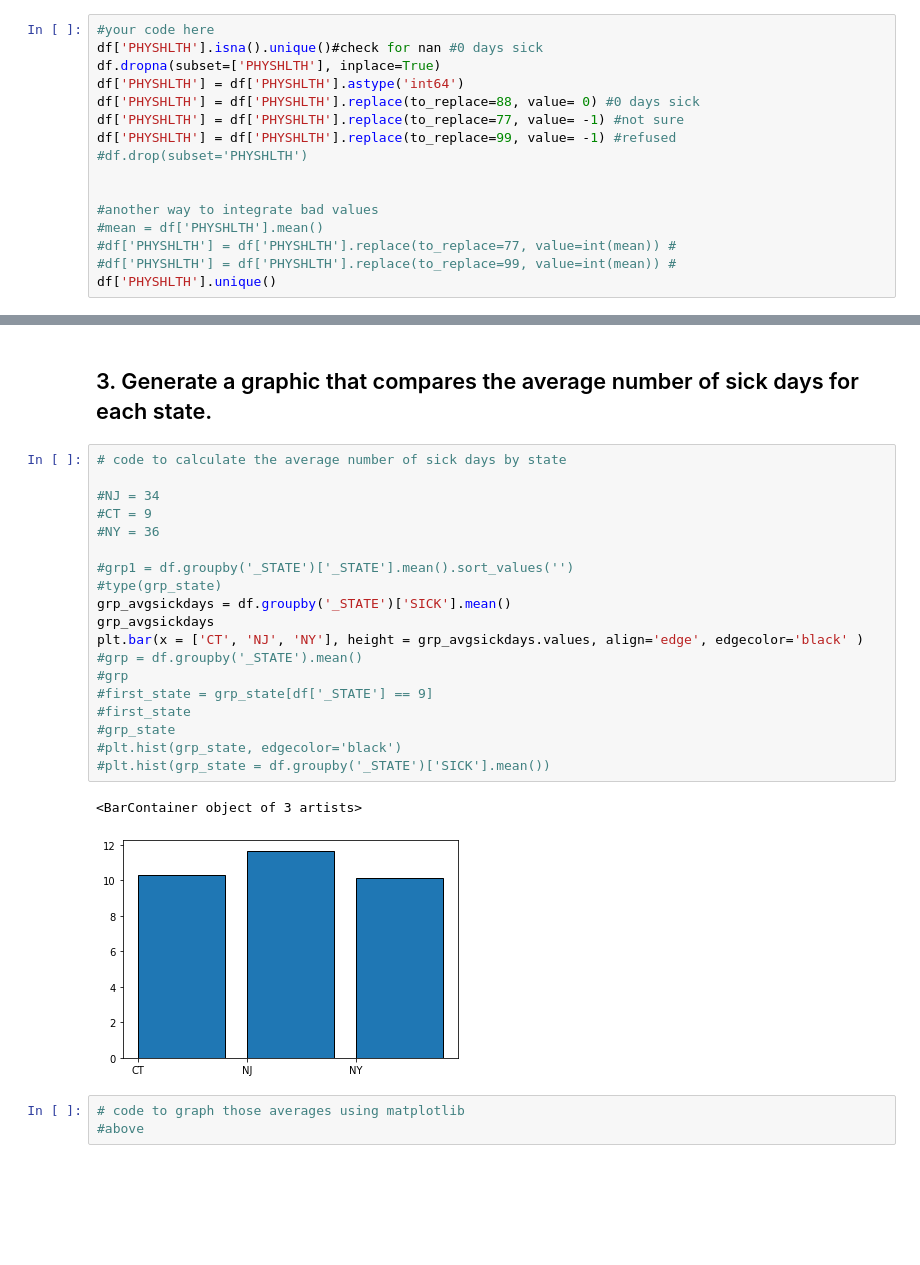
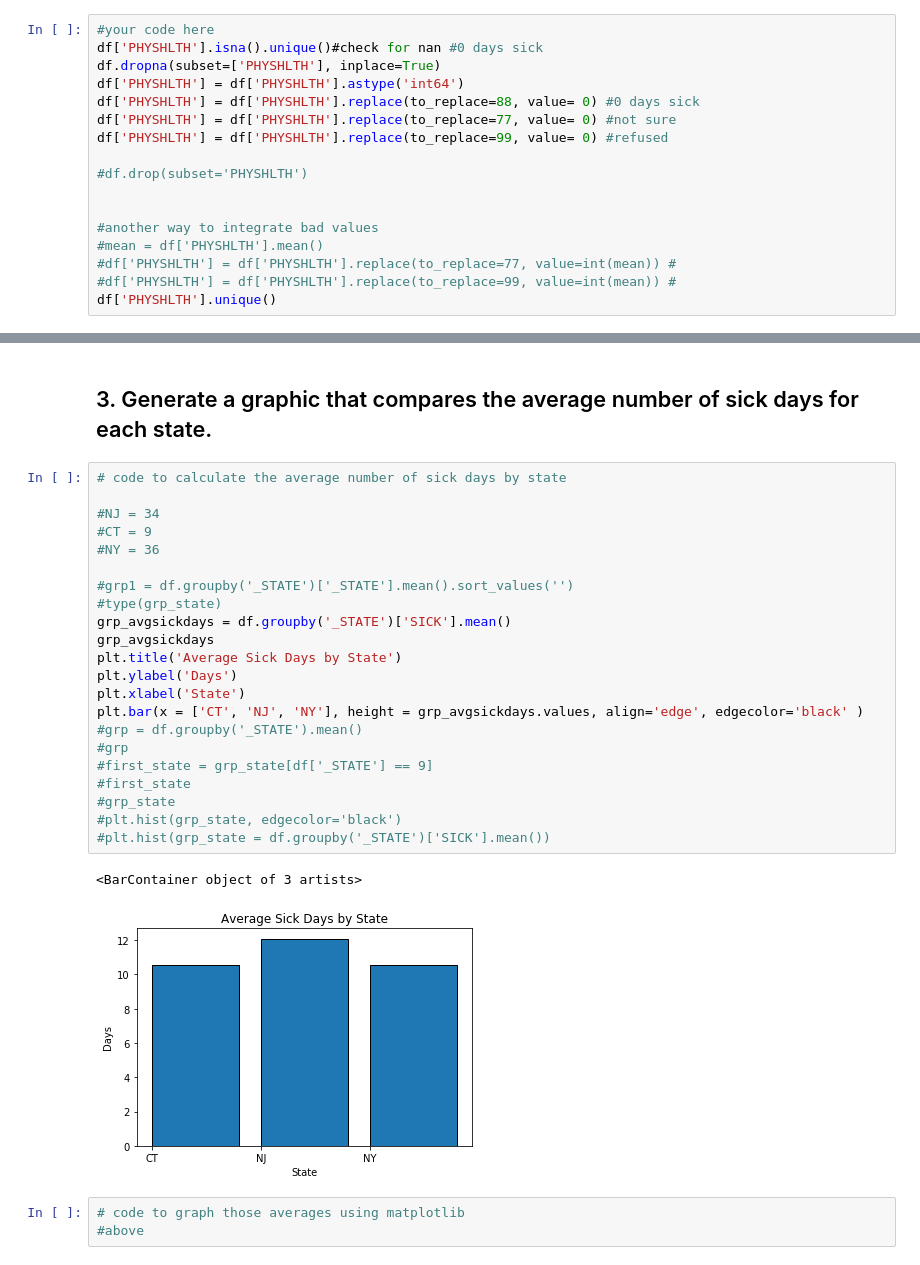
Before and after one commit to trevohearn/nyc-mhtn-ds-010620-lectures, a Jupyter notebook: week_2/case_study/Data_Exploration_Applied.ipynb, the cells around one changed output, grey strips where cells are left out. Cells and saved outputs as stored; diff of their text form; blank space fills up the shorter version.

```diff
--- a/week_2/case_study/Data_Exploration_Applied.ipynb
+++ b/week_2/case_study/Data_Exploration_Applied.ipynb
@@ -84,8 +84,9 @@ df['PHYSHLTH'].isna().unique()#check for nan #0 days sick
 df.dropna(subset=['PHYSHLTH'], inplace=True)
 df['PHYSHLTH'] = df['PHYSHLTH'].astype('int64')
 df['PHYSHLTH'] = df['PHYSHLTH'].replace(to_replace=88, value= 0) #0 days sick
-df['PHYSHLTH'] = df['PHYSHLTH'].replace(to_replace=77, value= -1) #not sure
-df['PHYSHLTH'] = df['PHYSHLTH'].replace(to_replace=99, value= -1) #refused
+df['PHYSHLTH'] = df['PHYSHLTH'].replace(to_replace=77, value= 0) #not sure
+df['PHYSHLTH'] = df['PHYSHLTH'].replace(to_replace=99, value= 0) #refused
+
 #df.drop(subset='PHYSHLTH')
 
 
@@ -155,25 +156,28 @@ plt.hist(df['SICK'])
 # %%
 # code to calculate the average number of sick days by state
 
 #NJ = 34
 #CT = 9
 #NY = 36
 
 #grp1 = df.groupby('_STATE')['_STATE'].mean().sort_values('')
 #type(grp_state)
 grp_avgsickdays = df.groupby('_STATE')['SICK'].mean()
 grp_avgsickdays
+plt.title('Average Sick Days by State')
+plt.ylabel('Days')
+plt.xlabel('State')
 plt.bar(x = ['CT', 'NJ', 'NY'], height = grp_avgsickdays.values, align='edge', edgecolor='black' )
 #grp = df.groupby('_STATE').mean()
 #grp
 #first_state = grp_state[df['_STATE'] == 9]
 #first_state
 #grp_state
 #plt.hist(grp_state, edgecolor='black')
 #plt.hist(grp_state = df.groupby('_STATE')['SICK'].mean())
 # %% [output]
 <BarContainer object of 3 artists>
-[figure, old version]
+[figure, new version]
 # %%
 # code to graph those averages using matplotlib
 #above
```
Also changed, not shown: parts of 17 cells of this notebook, 3 other files.
